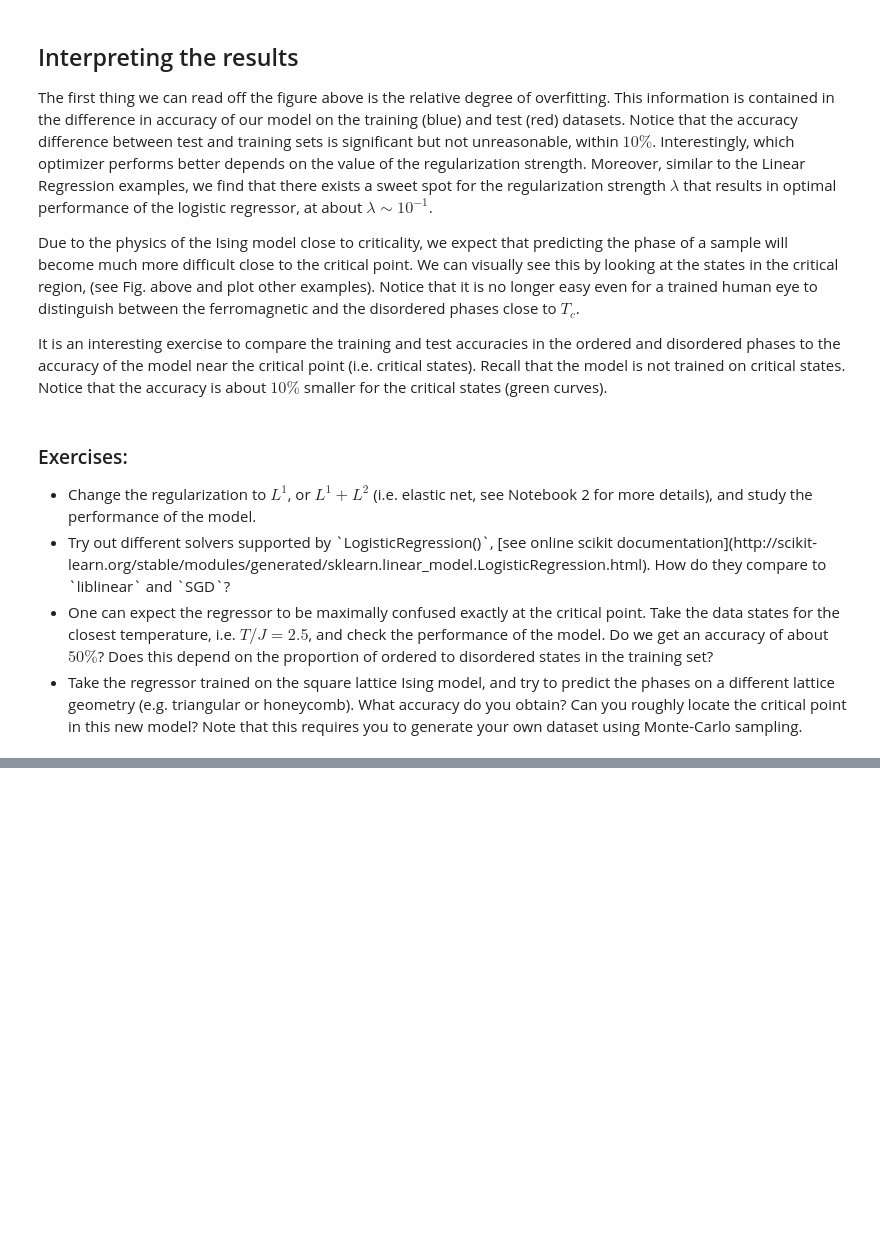
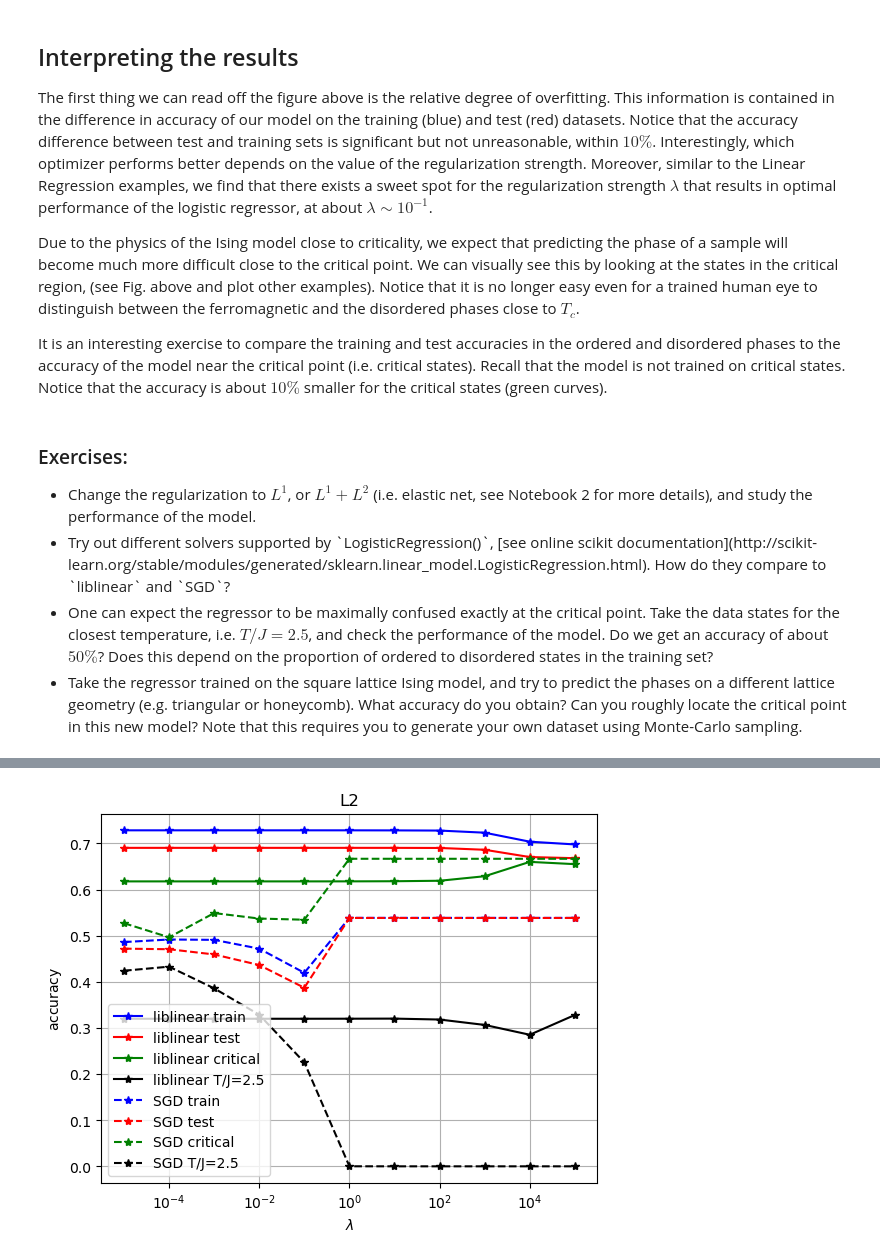
Before and after one commit to hjkqubit/PY580, a Jupyter notebook: NB6_CVII_logreg_ising.ipynb, the cells around one changed output, grey strips where cells are left out. Drawn from its saved outputs; the diff is of its cells as text; code cells hidden in the pictures; blank space fills up the shorter version.

```diff
--- a/NB6_CVII_logreg_ising.ipynb
+++ b/NB6_CVII_logreg_ising.ipynb
@@ -75,6 +75,9 @@ Y_ordered=labels[:70000]
 
 X_critical=data[70000:100000,:]
 Y_critical=labels[70000:100000]
+
+X_2d50=data[90000:100000,:]
+Y_2d50=labels[90000:100000]
 
 X_disordered=data[100000:,:]
 Y_disordered=labels[100000:]
@@ -256,0 +736,77 @@ It is an interesting exercise to compare the training and test accuracies in the
+# %%
+###### apply logistic regression
+from sklearn import linear_model
+from sklearn.neural_network import MLPClassifier
+
+
+# define regularisation parameter
+lmbdas=np.logspace(-5,5,11)
+
+# preallocate data
+train_accuracy=np.zeros(lmbdas.shape,np.float64)
+test_accuracy=np.zeros(lmbdas.shape,np.float64)
+critical_accuracy=np.zeros(lmbdas.shape,np.float64)
+pt_accuracy=np.zeros(lmbdas.shape,np.float64)
+
+train_accuracy_SGD=np.zeros(lmbdas.shape,np.float64)
+test_accuracy_SGD=np.zeros(lmbdas.shape,np.float64)
+critical_accuracy_SGD=np.zeros(lmbdas.shape,np.float64)
+pt_accuracy_SGD=np.zeros(lmbdas.shape,np.float64)
+
+# loop over regularisation strength
+for i,lmbda in enumerate(lmbdas):
+
+    # define logistic regressor
+    logreg=linear_model.LogisticRegression(C=1.0/lmbda,random_state=1,verbose=0,max_iter=1000,tol=1E-5,
+                                           solver='liblinear',penalty='l2')
+
+    # fit training data
+    logreg.fit(X_train, Y_train)
+
+    # check accuracy
+    train_accuracy[i]=logreg.score(X_train,Y_train)
+    test_accuracy[i]=logreg.score(X_test,Y_test)
+    critical_accuracy[i]=logreg.score(X_critical,Y_critical)
+    pt_accuracy[i]=logreg.score(X_2d50,Y_2d50)
+
+    print('accuracy: train, test, critical, T/J=2.5')
+    print('liblin: %0.4f, %0.4f, %0.4f, %0.4f' %(train_accuracy[i],test_accuracy[i],critical_accuracy[i],pt_accuracy[i]) )
+
+    # define SGD-based logistic regression
+    logreg_SGD = linear_model.SGDClassifier(loss='log', penalty='l2', alpha=lmbda, max_iter=100,
+                                           shuffle=True, random_state=1, learning_rate='optimal')
+
+    # fit training data
+    logreg_SGD.fit(X_train,Y_train)
+
+    # check accuracy
+    train_accuracy_SGD[i]=logreg_SGD.score(X_train,Y_train)
+    test_accuracy_SGD[i]=logreg_SGD.score(X_test,Y_test)
+    critical_accuracy_SGD[i]=logreg_SGD.score(X_critical,Y_critical)
+    pt_accuracy_SGD[i]=logreg_SGD.score(X_2d50,Y_2d50)
+
+    print('SGD: %0.4f, %0.4f, %0.4f, %0.4f' %(train_accuracy_SGD[i],test_accuracy_SGD[i],critical_accuracy_SGD[i],pt_accuracy_SGD[i]) )
+
+    print('finished computing %i/11 iterations' %(i+1))
+
+# plot accuracy against regularisation strength
+plt.semilogx(lmbdas,train_accuracy,'*-b',label='liblinear train')
+plt.semilogx(lmbdas,test_accuracy,'*-r',label='liblinear test')
+plt.semilogx(lmbdas,critical_accuracy,'*-g',label='liblinear critical')
+plt.semilogx(lmbdas,pt_accuracy,'*-k',label='liblinear T/J=2.5')
+
+plt.semilogx(lmbdas,train_accuracy_SGD,'*--b',label='SGD train')
+plt.semilogx(lmbdas,test_accuracy_SGD,'*--r',label='SGD test')
+plt.semilogx(lmbdas,critical_accuracy_SGD,'*--g',label='SGD critical')
+plt.semilogx(lmbdas,pt_accuracy_SGD,'*--k',label='SGD T/J=2.5')
+
+plt.xlabel('$\\lambda$')
+plt.ylabel('$\\mathrm{accuracy}$')
+plt.title('L2')
+
+plt.grid()
+plt.legend()
+
+
+plt.show()
+# %% [output]
@@ -256,0 +857 @@ It is an interesting exercise to compare the training and test accuracies in the
+[figure, added]
```
Also changed, not shown: parts of 12 cells of this notebook, 4 other files.
